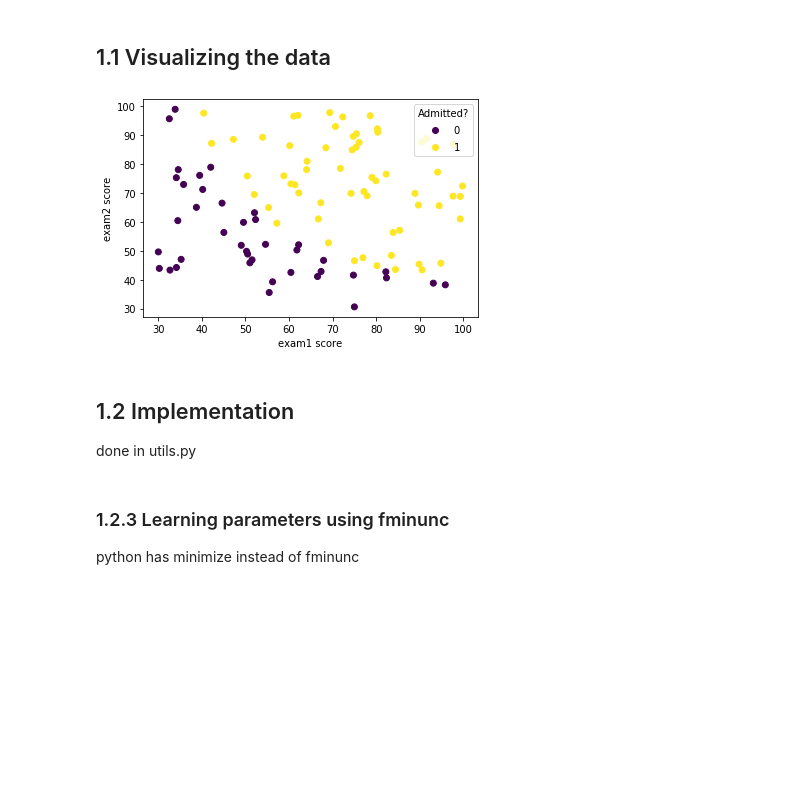
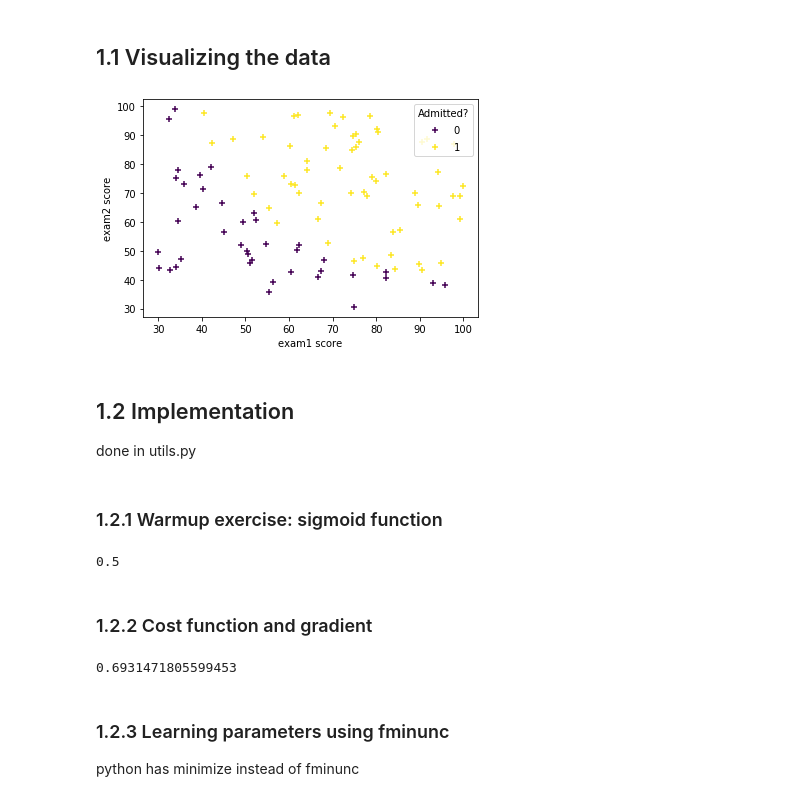
Before and after one commit to OfirKedem/Coursera-Machine-learning-python, a Jupyter notebook: ex2/code/Logistic Regression.ipynb, the cells around one changed output. Saved outputs shown, nothing was run; the diff lists cells and outputs as text; code cells hidden in the pictures; blank space fills up the shorter version.

Commit message:
added spaces and function sanity checks

```diff
--- a/ex2/code/Logistic Regression.ipynb
+++ b/ex2/code/Logistic Regression.ipynb
@@ -20,16 +20,31 @@ data.head()
 # %% [markdown]
 ## 1.1 Visualizing the data
 # %%
-scatter = plt.scatter('exam1', 'exam2', c='admitted', data=data)
+scatter = plt.scatter('exam1', 'exam2', c='admitted', data=data, marker='+')
 plt.gca().legend(*scatter.legend_elements(), title="Admitted?")
 plt.xlabel('exam1 score')
 plt.ylabel('exam2 score')
 plt.show()
 # %% [output]
-[figure, old version]
+[figure, new version]
 # %% [markdown]
 ## 1.2 Implementation
 done in utils.py
+# %% [markdown]
+### 1.2.1 Warmup exercise: sigmoid function
+# %%
+sig(0)
+# %% [output]
+0.5
+# %% [markdown]
+### 1.2.2 Cost function and gradient
+# %%
+X,y = get_data(data)
+init_theta = np.zeros(X.shape[1])
+
+cost_function(init_theta, X, y)
+# %% [output]
+0.6931471805599453
 # %% [markdown]
 ### 1.2.3 Learning parameters using fminunc
 python has minimize instead of fminunc
```
Also changed, not shown: parts of 1 cell of this notebook, 2 other files.
